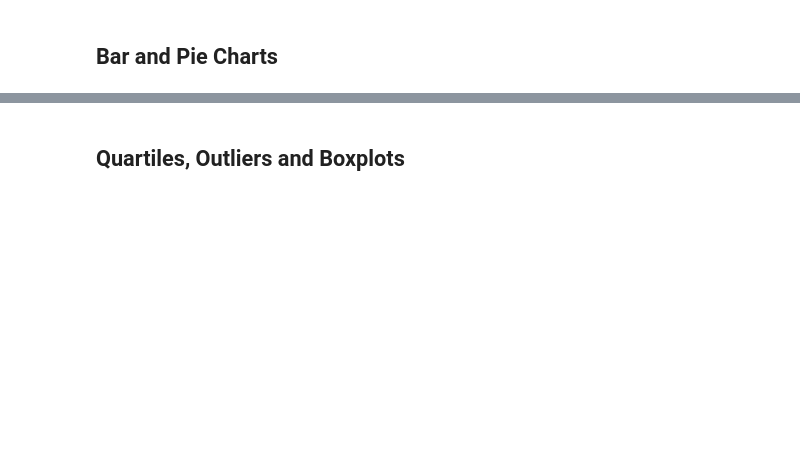
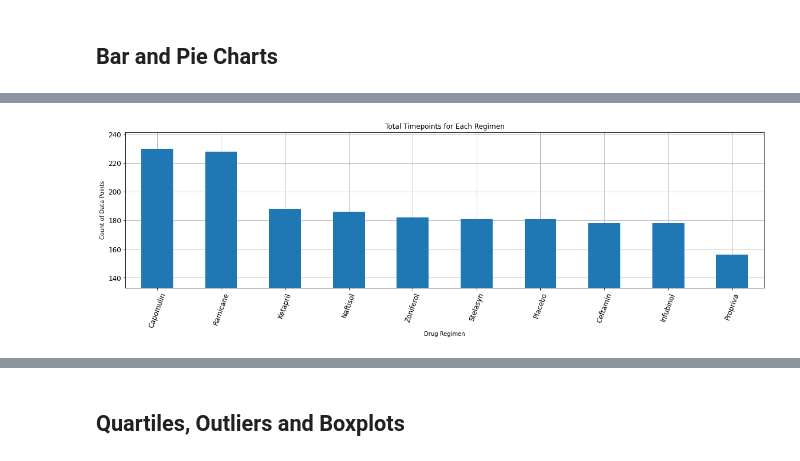
Before and after one commit to jakewmayfield/Matplotlib-Pymaceuticals, a Jupyter notebook: Pymaceuticals-Matplotlib.ipynb, the cells around one changed output, grey strips where cells are left out. Saved outputs shown, nothing was run; the diff lists cells and outputs as text; code cells hidden in the pictures; blank space fills up the shorter version.

```diff
--- a/Pymaceuticals-Matplotlib.ipynb
+++ b/Pymaceuticals-Matplotlib.ipynb
@@ -166,8 +113,11 @@ y=clean_df['Drug Regimen'].unique()
 ax = clean_df[['Drug Regimen', 'Timepoint']]
 # %%
 #pandas bar plot for total number of timepoints for all mice tested for each drug regimen
+height=clean_df['Drug Regimen'].value_counts()
+t_std = height.std()
+
 pandas_bar = clean_df['Drug Regimen'].value_counts().plot.bar(xlabel='Drug Regimen', ylabel="Count of Data Points",
                                                       grid=True, zorder=3, rot=70, title='Total Timepoints for Each Regimen',
                                                              figsize=(20,5), fontsize=12,
-                                                              ylim=clean_df['Drug Regimen'].value_counts().min()-t.min()-t_std, height.max()+t_std))
+                                                              ylim=height.min()-t_std)
 # %% [output]
@@ -175,2 +124,3 @@ SyntaxError: positional argument follows keyword argument (<ipython-input-19-5f5
+[figure, added]
 # %%
 # Generate a bar plot showing the total number of timepoints for all mice tested for each drug regimen using pyplot.
```
Also changed, not shown: parts of 16 cells of this notebook.
